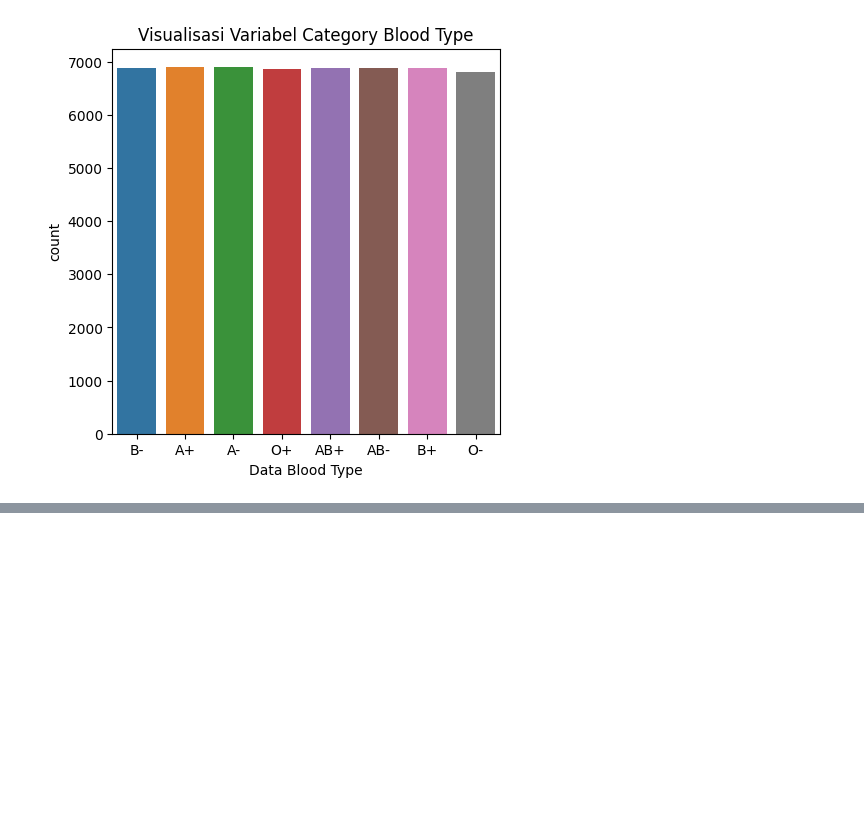
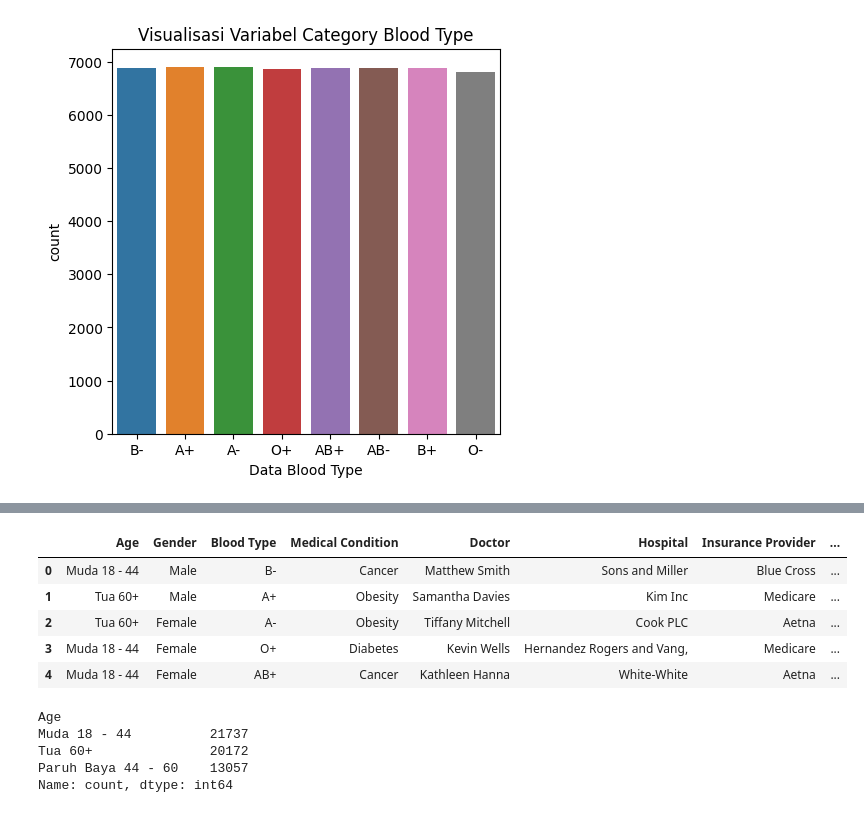
Before and after one commit to Angga-Ramda-Ramadhan/MedCheckProject, a Jupyter notebook: modelling.ipynb, the cells around one changed output, grey strips where cells are left out. Cells and saved outputs as stored; diff of their text form; code cells hidden in the pictures; blank space fills up the shorter version.

```diff
--- a/modelling.ipynb
+++ b/modelling.ipynb
@@ -116,0 +167,22 @@ exp.visualcatplotdouble(data, 'Medical Condition', 'Age')
+# %%
+bins = [0, 44, 60, 100]
+labels = ['Muda 18 - 44', 'Paruh Baya 44 - 60', 'Tua 60+']
+
+data['Age'] = pd.cut(data['Age'], bins=bins, labels=labels, right=True)
+
+data.head()
+# %% [output]
+|  | Age | Gender | Blood Type | Medical Condition | Doctor | Hospital | Insurance Provider | ... |
+| 0 | Muda 18 - 44 | Male | B- | Cancer | Matthew Smith | Sons and Miller | Blue Cross | ... |
+| 1 | Tua 60+ | Male | A+ | Obesity | Samantha Davies | Kim Inc | Medicare | ... |
+| 2 | Tua 60+ | Female | A- | Obesity | Tiffany Mitchell | Cook PLC | Aetna | ... |
+| 3 | Muda 18 - 44 | Female | O+ | Diabetes | Kevin Wells | Hernandez Rogers and Vang, | Medicare | ... |
+| 4 | Muda 18 - 44 | Female | AB+ | Cancer | Kathleen Hanna | White-White | Aetna | ... |
+# %%
+data['Age'].value_counts()
+# %% [output]
+Age
+Muda 18 - 44          21737
+Tua 60+               20172
+Paruh Baya 44 - 60    13057
+Name: count, dtype: int64
```
Also changed, not shown: parts of 8 cells of this notebook.
